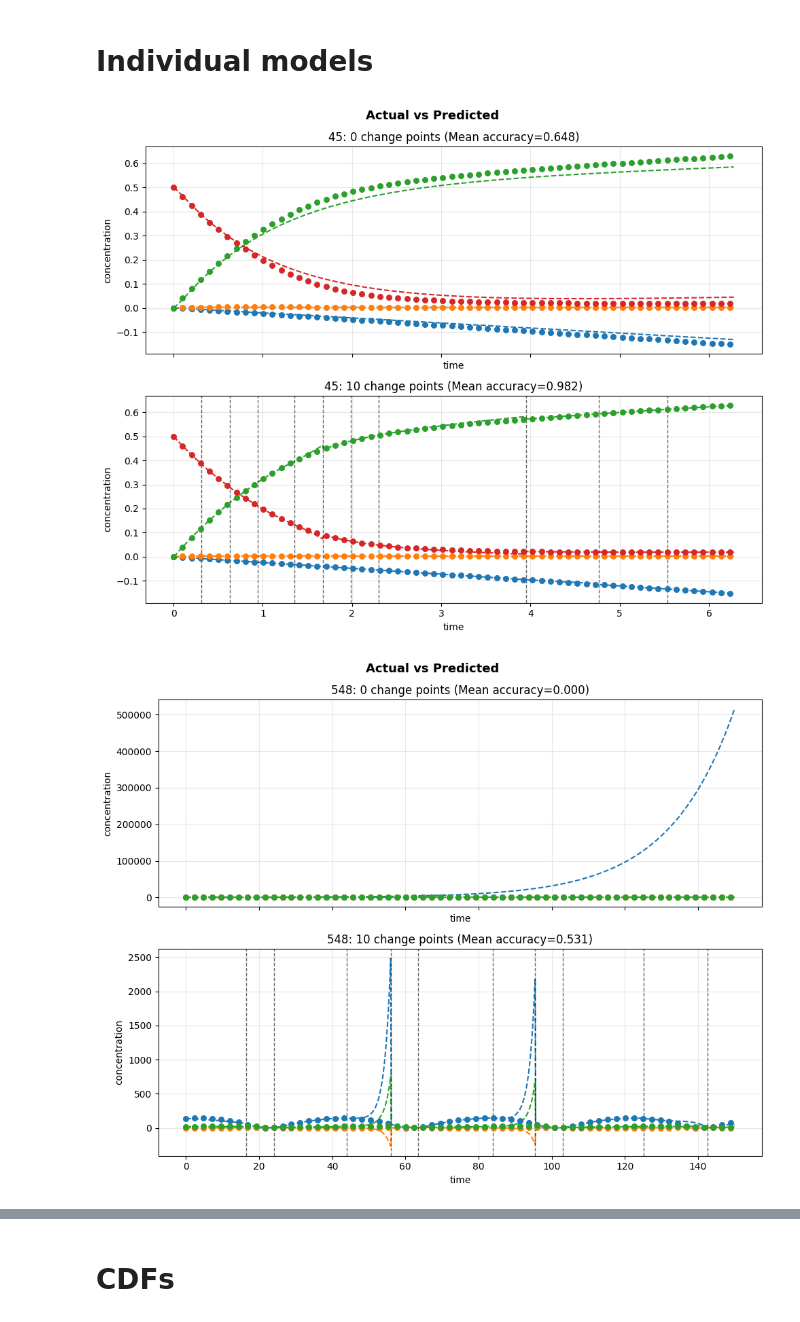
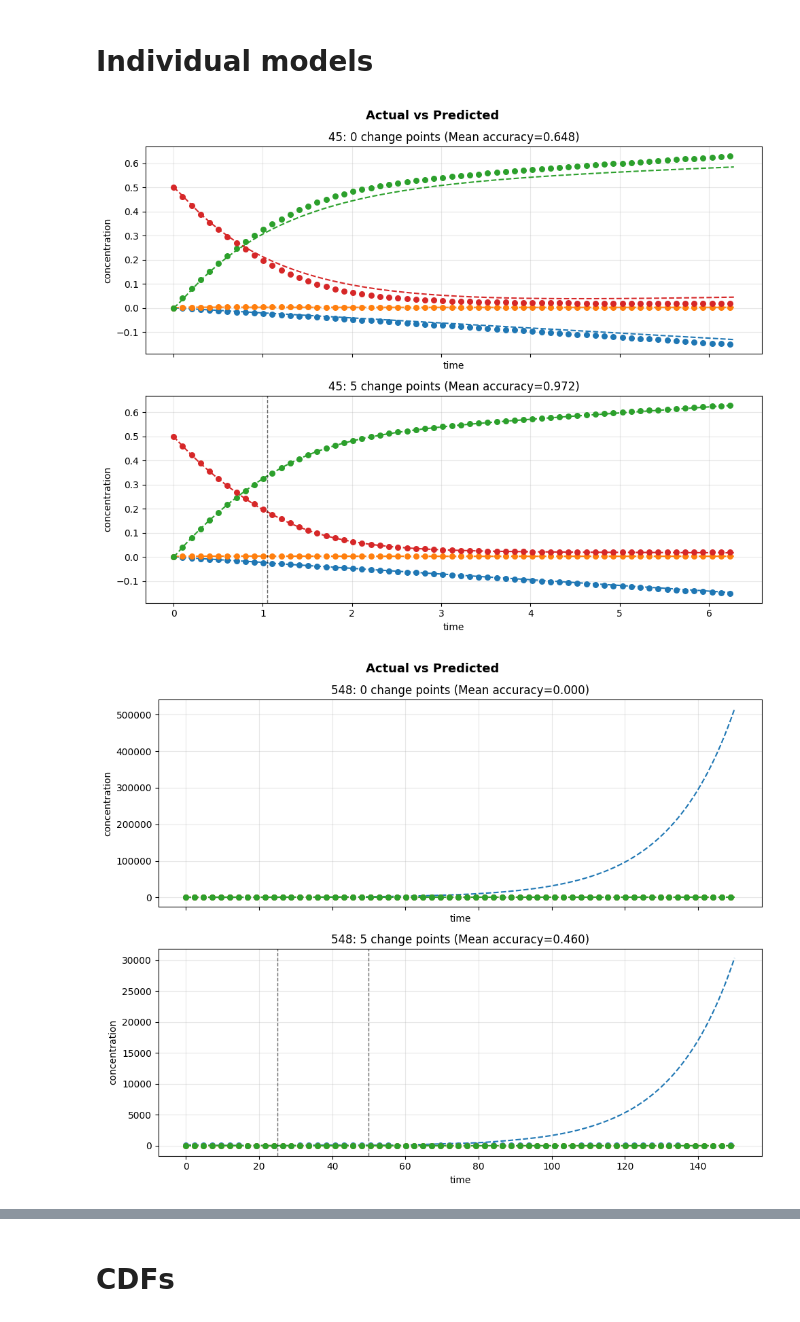
Before and after one commit to ModelEngineering/linearity_analysis, a Jupyter notebook: notebooks/piecewise_predictions.ipynb, the cells around one changed output, grey strips where cells are left out. Saved outputs shown, nothing was run; the diff lists cells and outputs as text; code cells hidden in the pictures.

```diff
--- a/notebooks/piecewise_predictions.ipynb
+++ b/notebooks/piecewise_predictions.ipynb
@@ -20,15 +20,15 @@ from src.system_discovery_changepoint_detector import SystemDiscoveryChangepoint
 # %%
 for model_num in [45, 548, 551, 1045]:
     model = Model.makeBiomodel(model_num=model_num)
     timecourse = Timecourse(model, num_point =1000)
     df = timecourse.timecourse_df
     try:
-        psd = PiecewiseSystemDiscovery(df, max_changepoint=10, min_segment_length=50,
-                                        min_fractional_reduction=0.000, model_name=str(model_num))
+        psd = PiecewiseSystemDiscovery(df, max_changepoint=5, min_segment_length=30,
+                                        max_fractional_reduction=0.01, model_name=str(model_num))
         psd.fit()
         result = psd.plotPiecewise(legend=False, num_true_point=60)
     except Exception as e:
         print(f"Could not process {model_num}: {e}")
 # %% [output]
-[figure, old version]
+[figure, new version]
-[figure, old version]
+[figure, new version]
```
Also changed, not shown: parts of 7 cells of this notebook, 6 other files.
